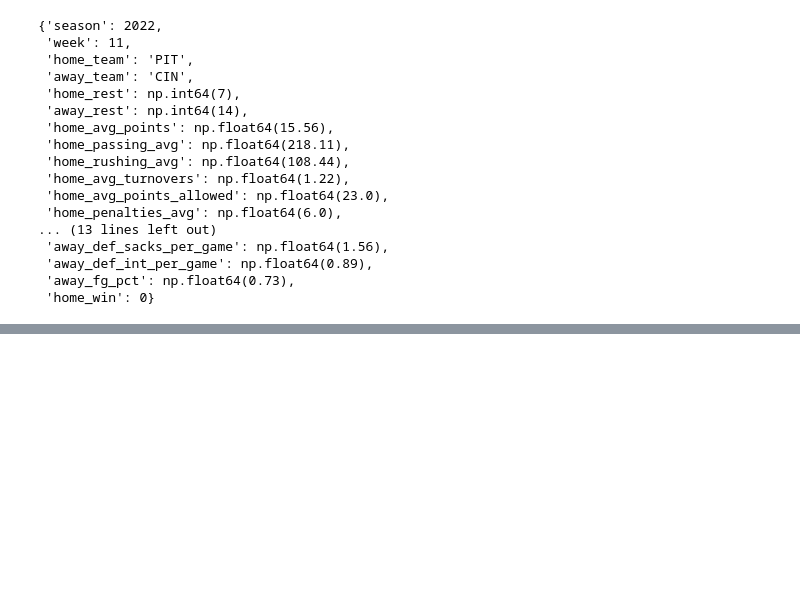
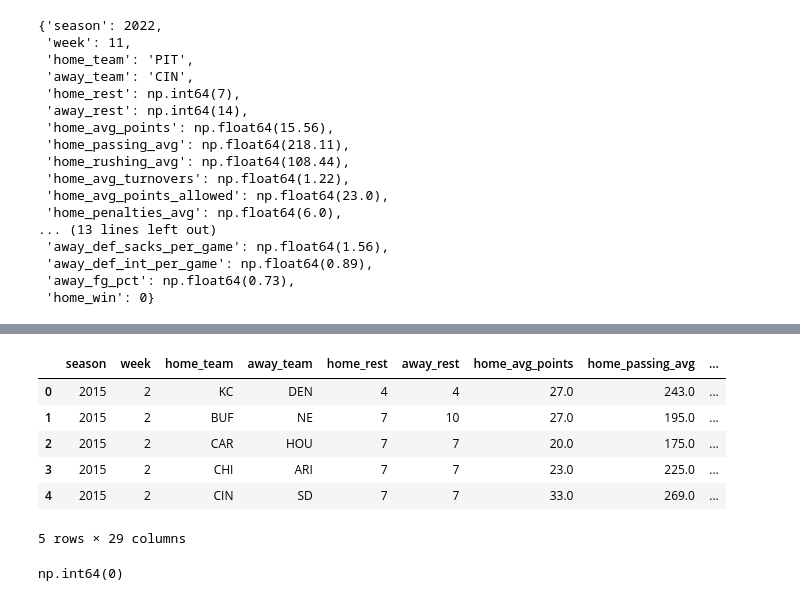
Before and after one commit to ZachSampson23/nfl_weekly_game_predictor, a Jupyter notebook: notebooks/02_feature_engineering.ipynb, the cells around one changed output, grey strips where cells are left out. Cells and saved outputs as stored; diff of their text form; code cells hidden in the pictures; blank space fills up the shorter version.

```diff
--- a/notebooks/02_feature_engineering.ipynb
+++ b/notebooks/02_feature_engineering.ipynb
@@ -243,3 +243,16 @@ build_ml_row(2022, 11, 'PIT', 'CIN')
  'away_def_int_per_game': np.float64(0.89),
  'away_fg_pct': np.float64(0.73),
  'home_win': 0}
+# %%
+#Looping through eligible games
+eligible_games = games_table.loc[(games_table['game_type'] == 'REG')]
+eligible_games = eligible_games.loc[(eligible_games['season'] <= 2024) & (eligible_games['season'] >= 2015)]
+eligible_games = eligible_games.loc[(eligible_games['week'] > 1)]
+ml_rows = []
+for index, row in eligible_games.iterrows():
+    ml_row = build_ml_row(row['season'], row['week'], row['home_team'], row['away_team'])
+    if ml_row is None:
+        continue
+    else:
+        ml_rows.append(ml_row)
+ml_table = pd.DataFrame(data=ml_rows)
@@ -245,0 +275,14 @@ build_ml_row(2022, 11, 'PIT', 'CIN')
+# %%
+ml_table.head()
+# %% [output]
+|  | season | week | home_team | away_team | home_rest | away_rest | home_avg_points | home_passing_avg | ... |
+| 0 | 2015 | 2 | KC | DEN | 4 | 4 | 27.0 | 243.0 | ... |
+| 1 | 2015 | 2 | BUF | NE | 7 | 10 | 27.0 | 195.0 | ... |
+| 2 | 2015 | 2 | CAR | HOU | 7 | 7 | 20.0 | 175.0 | ... |
+| 3 | 2015 | 2 | CHI | ARI | 7 | 7 | 23.0 | 225.0 | ... |
+| 4 | 2015 | 2 | CIN | SD | 7 | 7 | 33.0 | 269.0 | ... |
+5 rows × 29 columns
+# %%
+ml_table.duplicated().sum()
+# %% [output]
+np.int64(0)
```
Also changed, not shown: parts of 5 cells of this notebook, 1 other file.
